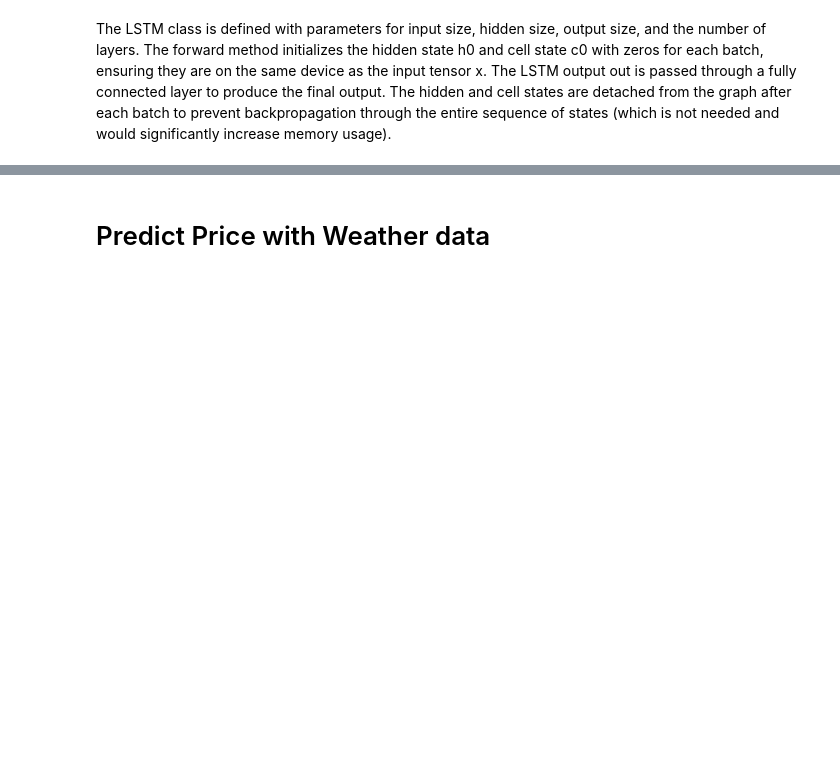
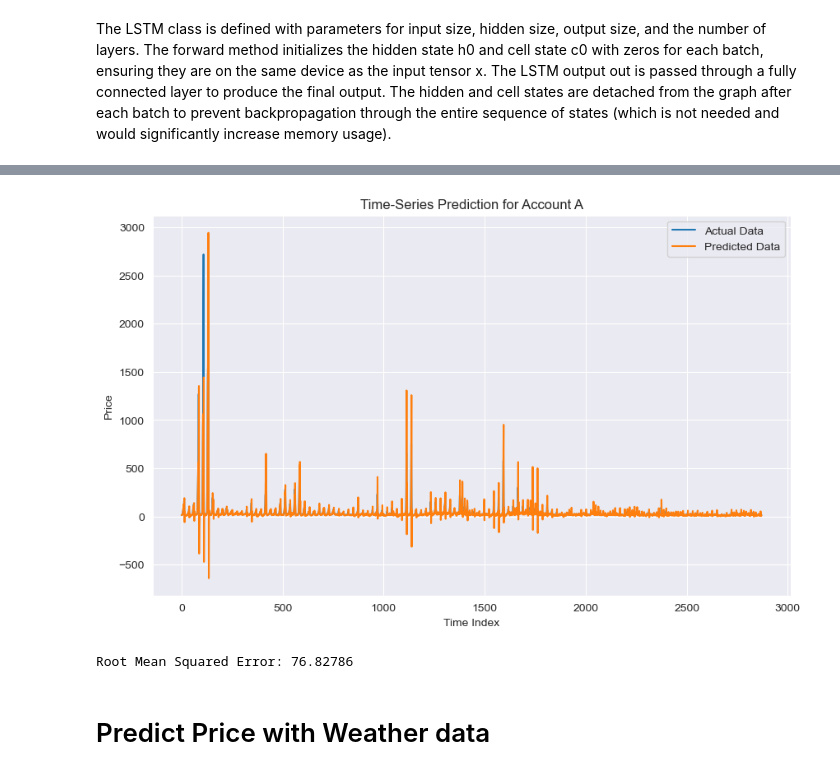
Before and after one commit to Hzsen/STAT4911_IGSEnergy, a Jupyter notebook: LSTM.ipynb, the cells around one changed output, grey strips where cells are left out. Saved outputs shown, nothing was run; the diff lists cells and outputs as text; code cells hidden in the pictures; blank space fills up the shorter version.

```diff
--- a/LSTM.ipynb
+++ b/LSTM.ipynb
@@ -235,3 +498,30 @@ torch.save(lstm.state_dict(), 'lstm_model_state_dict.pth')
+# %%
+# Plot the predictions for Account A
+lstm_a.eval()  # Set the model to evaluation mode
+with torch.no_grad():
+    # Generate predictions for the test set
+    test_predict_a = lstm_a(X_test_tensor_a.cuda())
+    # Inverse transform the predictions and actual data
+    data_predict_a = scaler_a.inverse_transform(test_predict_a.cpu().numpy())
+    dataY_plot_a = scaler_a.inverse_transform(y_test_tensor_a.cpu().numpy())
+
+    # Plotting
+    plt.figure(figsize=(10,6))
+    plt.plot(dataY_plot_a, label='Actual Data')
+    plt.plot(data_predict_a, label='Predicted Data')
+    plt.title('Time-Series Prediction for Account A')
+    plt.xlabel('Time Index')
+    plt.ylabel('Price')
+    plt.legend()
+    plt.show()
+# RMS Error
+mse = np.mean(np.square(dataY_plot_a - data_predict_a))
+# Calculate the root mean squared error
+rmse = np.sqrt(mse)
+print("Root Mean Squared Error: %1.5f" % rmse)
+# %% [output]
+[figure, added]
+Root Mean Squared Error: 76.82786
 # %% [markdown]
 # Predict Price with Weather data
 # %% [markdown]
```
Also changed, not shown: parts of 19 cells of this notebook, 5 other files.
